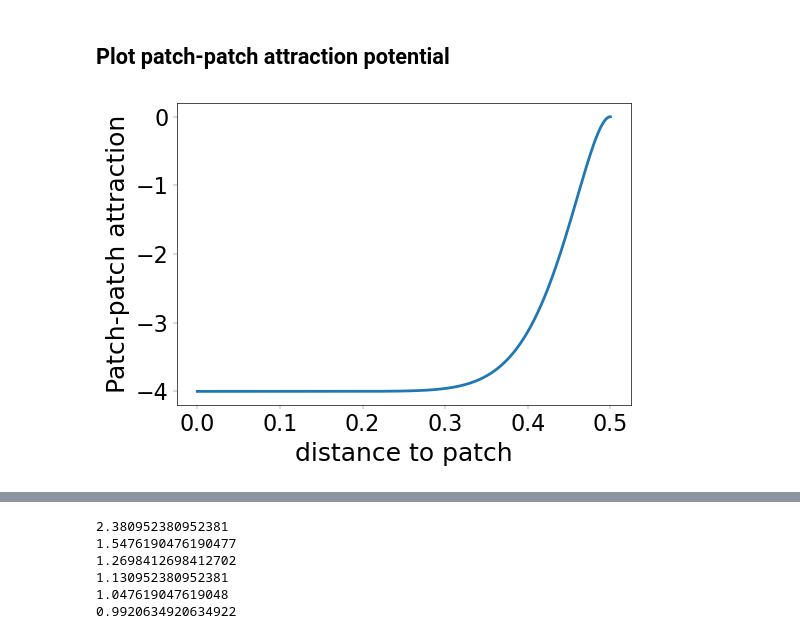
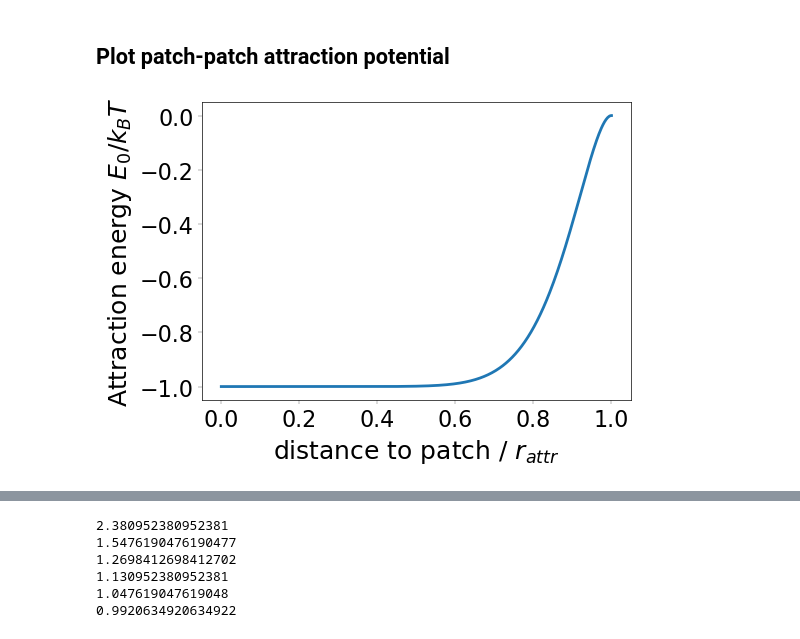
Before and after one commit to kannandeepti/protein_mobility, a Jupyter notebook: notebooks/mobility_analysis.ipynb, the cells around one changed output, grey strips where cells are left out. Drawn from its saved outputs; the diff is of its cells as text; code cells hidden in the pictures.

```diff
--- a/notebooks/mobility_analysis.ipynb
+++ b/notebooks/mobility_analysis.ipynb
@@ -71,3 +66,5 @@ simdir = Path('/net/levsha/share/deepti/simulations/protein_mobility')
+# %%
+simdir = Path('/home/gridsan/dkannan/git-remotes/protein_mobility/results')
 # %% [markdown]
 ## Ensemble averaged MSDs
 
@@ -78,7 +75,6 @@ Ran 18 simulations with 6 values of $E_0 = [0.5, 1.0, 1.5, 2.0, 2.5, 3.0]$ and 3
 nblocks = 20000
 blocksize = 2000
 
-path_dfs = []
 for path in simdir.iterdir():
     if path.is_dir():
         params = str(path.name).split('_')
@@ -86,8 +82,6 @@ for path in simdir.iterdir():
         f = int(params[1][1:])
         E0 = float(params[2][2:])
         vol_fraction = float(params[3][1:])
-        df_row = {'N' : N, 'f' : f, 'E0' : E0, 'v' : vol_fraction, 'path' : path}
-        path_dfs.append(df_row)
         if not (path/'sphere_msds_start5000_every_other_10.csv').is_file():
             print(f"Computing MSD for {path.name}")
             molecule_inds = np.arange(0, (f+1)*N, f+1).astype(int)
@@ -105,6 +99,4 @@ for path in simdir.iterdir():
             sphere_msds = msd_all[:, molecule_inds].mean(axis=1)
             df['MSD'] = sphere_msds
             df.to_csv(path/'sphere_msds_start5000_every_other_10.csv', index=False)
-
-path_df = pd.DataFrame(path_dfs)
 # %% [output]
@@ -136,11 +122,24 @@ for path in simdir.iterdir():
         f = int(params[1][1:])
         E0 = float(params[2][2:])
         vol_fraction = float(params[3][1:])
-        if len(params) > 4:
-            r = float(params[4][1:])
+        PBCbox = 'True'
+        if len(params) == 5:
+            if len(params[4]) >= 6:
+                rep_r = float(params[4][3:])
+                r = 0.5
+            else:
+                r = float(params[4][1:])
+                rep_r = 1.05
+        if len(params) > 5:
+            if params[5] == "conf":
+                PBCbox = 'False'
+            else:
+                r = float(params[4][1:])
+                rep_r = float(params[5][3:])
         else:
             r = 0.5
+            rep_r = 1.05
         df_row = {'N' : N, 'f' : f, 'E0' : E0, 'v' : vol_fraction,
-                  'r' : r, 'path' : path}
+                  'r' : r, 'rep_r' : rep_r, 'PBC' : PBCbox, 'path' : path}
         path_dfs.append(df_row)
 path_df = pd.DataFrame(path_dfs)
@@ -164,14 +167,3 @@ path_df
 ## Try reducing the interaction radius of patch-patch attraction
 
 For f=1, $E_0 \in [0.0, 7.0]$, did not see a change in mobility with patch attraction radius of $r=0.25$ as you increase $E_0$.
-# %%
-fig, ax = plt.subplots()
-for E0 in [0.1, 6.0, 7.0]:
-    path = simdir/f"N1000_f1_E0{E0}_v0.3_r0.25"
-    msd_df = pd.read_csv(path/'time_ave_msd_every_other_10.csv')
-    ax.plot(msd_df['Time'].values[1:], msd_df['MSD'].values[1:],
-                        label=f"$E_0={E0}$")
-ax.set_xlabel("time steps")
-ax.set_ylabel("MSD")
-ax.legend()
-ax.set_title("MSD, f=1, patch_attr_rad=0.25")
@@ -613,15 +935,15 @@ plt.savefig('plots/diffusion_coefficient_vs_E0_f1-6_flory_huggins_shade.pdf')
 # %%
 def f(x):
     term1 = (x/0.5)* np.sqrt(6/7)
     term2 = 1 + (term1**12) * (term1**2 - 1) * (823543/46656)
-    return -4 * term2
+    return -1 * term2
 
 x = np.linspace(0,0.5,500)
 fig, ax = plt.subplots()
-plt.plot(x,f(x))
-plt.xlabel("distance to patch")
-plt.ylabel("Patch-patch attraction")
+plt.plot(x / 0.5,f(x))
+plt.xlabel(r"distance to patch / $r_{attr}$")
+plt.ylabel("Attraction energy $E_0 / k_B T$")
 fig.tight_layout()
 plt.savefig('plots/patch_attraction_potential.pdf')
 # %% [output]
-[figure, old version]
+[figure, new version]
```
Also changed, not shown: parts of 46 cells of this notebook, 4 other files.
